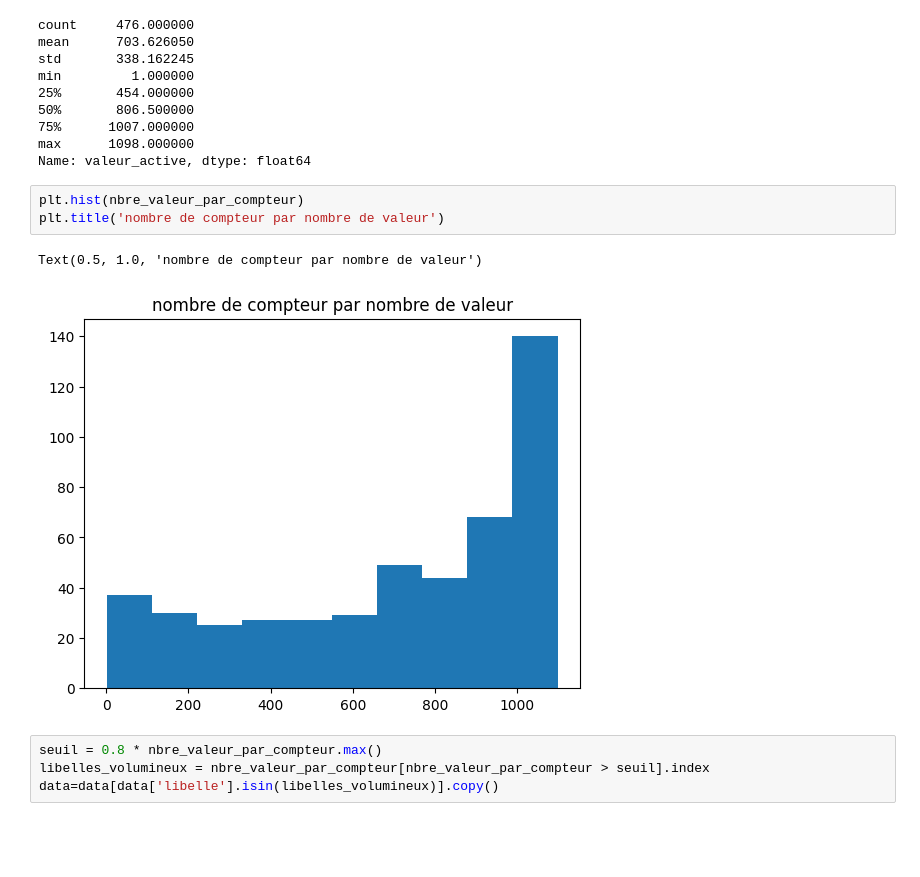
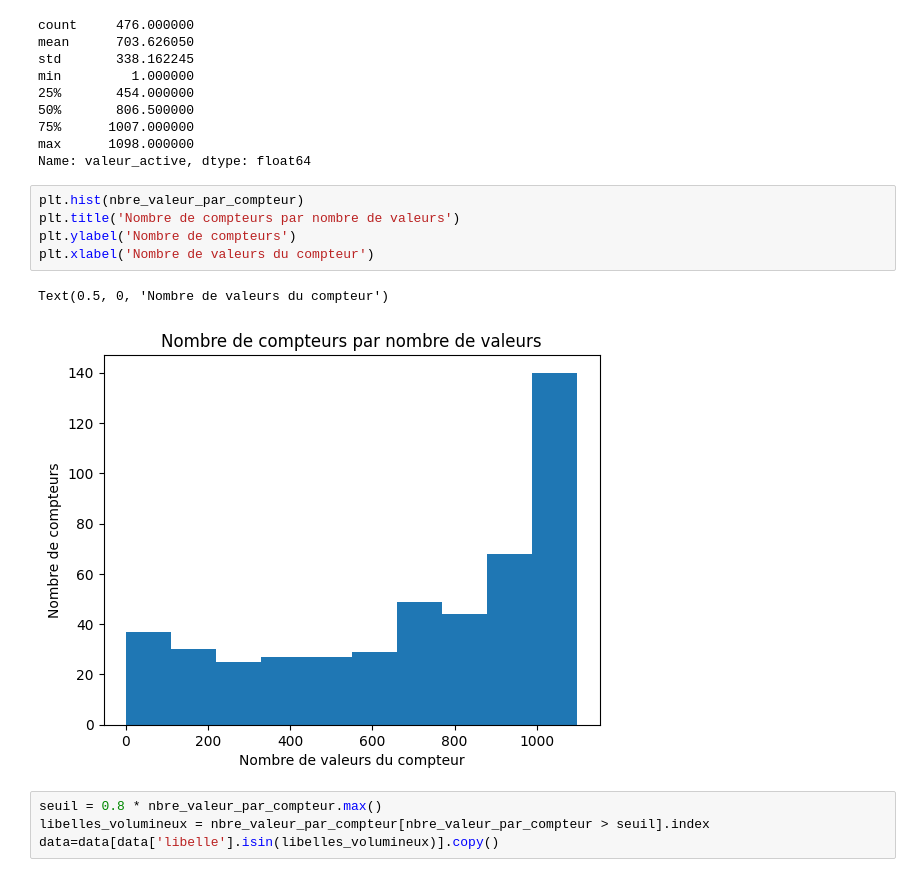
Before and after one commit to montagneForEver/ML_consommation_eau, a Jupyter notebook: exploration_finale.ipynb, the cells around one changed output. Saved outputs shown, nothing was run; the diff lists cells and outputs as text; blank space fills up the shorter version.

```diff
--- a/exploration_finale.ipynb
+++ b/exploration_finale.ipynb
@@ -320,10 +322,12 @@ max      1098.000000
 Name: valeur_active, dtype: float64
 # %%
 plt.hist(nbre_valeur_par_compteur)
-plt.title('nombre de compteur par nombre de valeur')
+plt.title('Nombre de compteurs par nombre de valeurs')
+plt.ylabel('Nombre de compteurs')
+plt.xlabel('Nombre de valeurs du compteur')
 # %% [output]
-Text(0.5, 1.0, 'nombre de compteur par nombre de valeur')
+Text(0.5, 0, 'Nombre de valeurs du compteur')
-[figure, old version]
+[figure, new version]
 # %%
 seuil = 0.8 * nbre_valeur_par_compteur.max()
 libelles_volumineux = nbre_valeur_par_compteur[nbre_valeur_par_compteur > seuil].index
```
Also changed, not shown: parts of 20 cells of this notebook, 3 other files.
